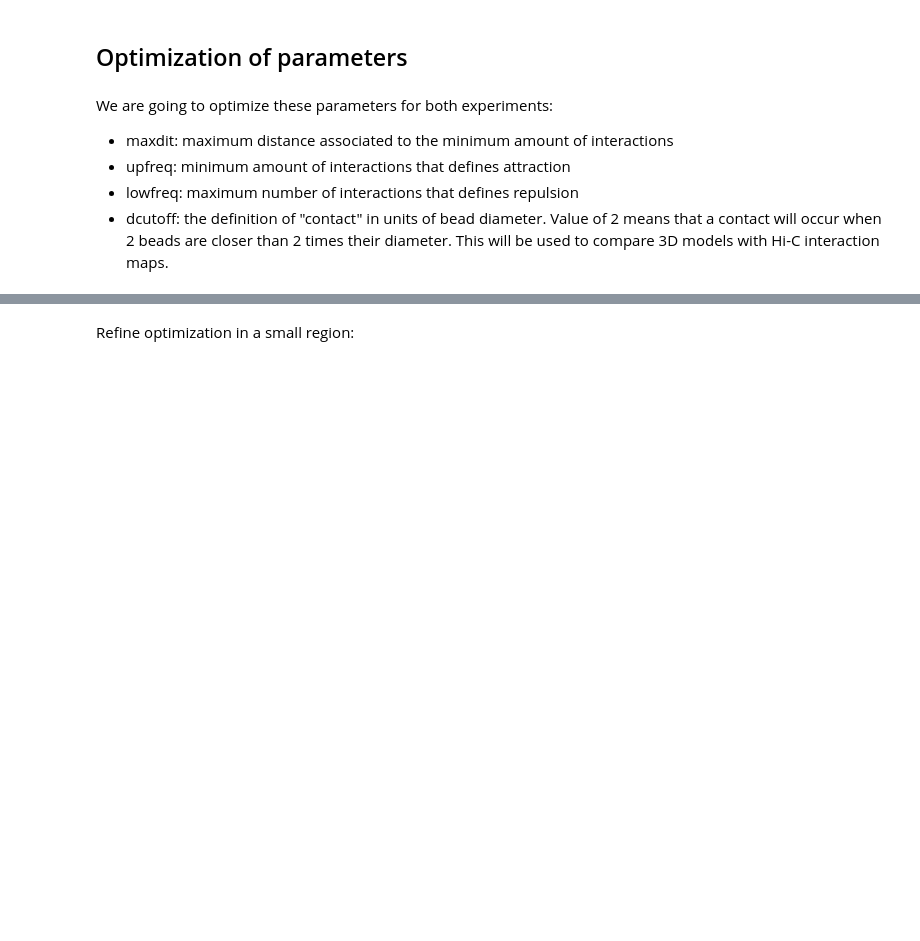
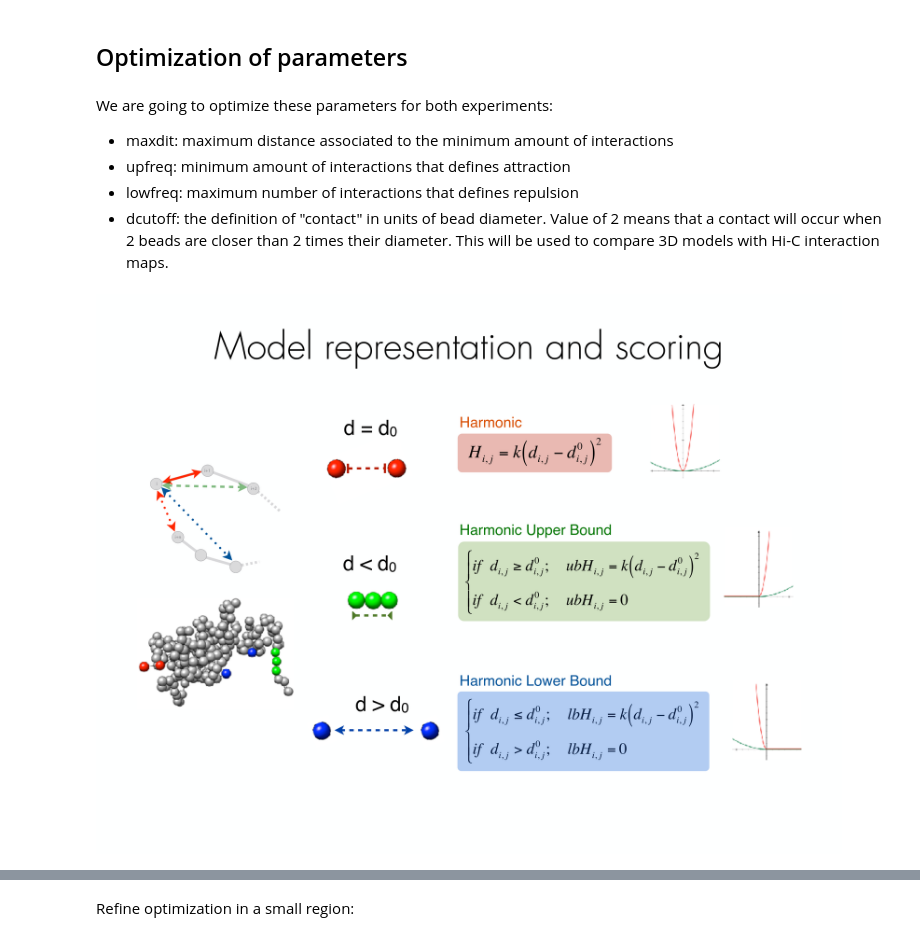
Before and after one commit to 3DGenomes/3DAROC, a Jupyter notebook: Notebooks/06a-Modeling - parameter optimization.ipynb, the cells around one changed output, grey strips where cells are left out. Cells and saved outputs as stored; diff of their text form; code cells hidden in the pictures; blank space fills up the shorter version.

```diff
--- a/Notebooks/06a-Modeling - parameter optimization.ipynb
+++ b/Notebooks/06a-Modeling - parameter optimization.ipynb
@@ -39,3 +39,8 @@ We are going to optimize these parameters for both experiments:
  - upfreq: minimum amount of interactions that defines attraction
  - lowfreq: maximum number of interactions that defines repulsion
  - dcutoff: the definition of "contact" in units of bead diameter. Value of 2 means that a contact will occur when 2 beads are closer than 2 times their diameter. This will be used to compare 3D models with Hi-C interaction maps.
+# %%
+from IPython.display import Image
+Image(filename='images/tadbit_restraints.png')
+# %% [output]
+[figure, added]
```
Also changed, not shown: parts of 13 cells of this notebook, 5 other files.
